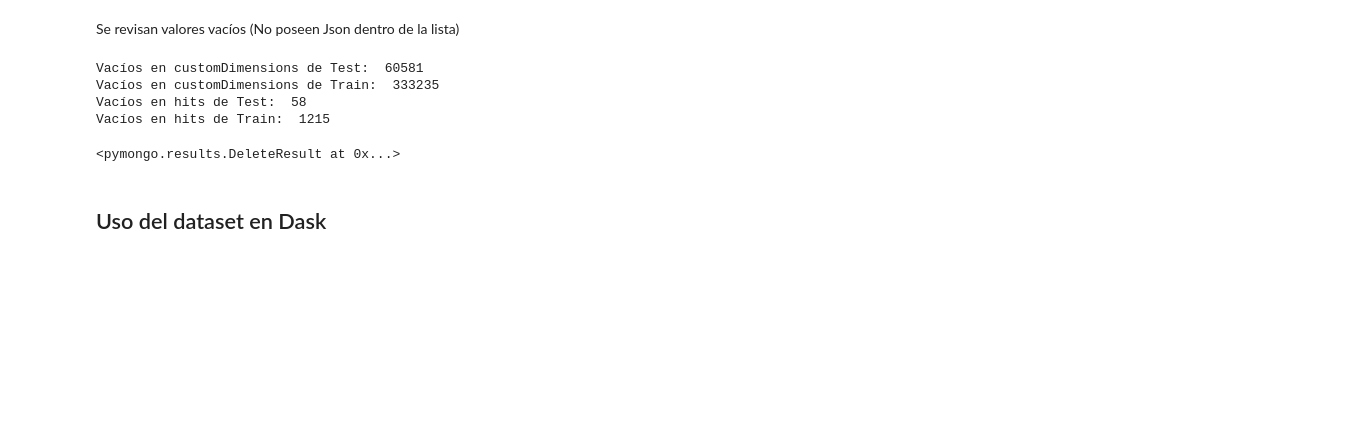
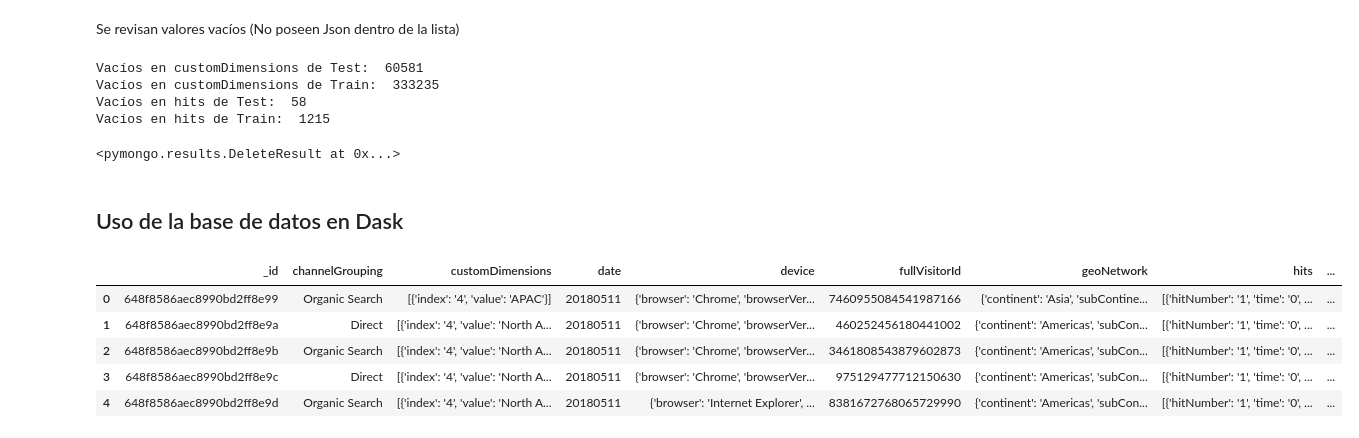
Before and after one commit to AndresF100/Projects_UNAL, a Jupyter notebook: Módulo 3/Proyecto Módulo 3.ipynb, the cells around one changed output. Saved outputs shown, nothing was run; the diff lists cells and outputs as text; code cells hidden in the pictures; blank space fills up the shorter version.

```diff
--- a/Módulo 3/Proyecto Módulo 3.ipynb
+++ b/Módulo 3/Proyecto Módulo 3.ipynb
@@ -251,4 +270,4 @@ collection_Train.delete_many(query)
 # %%
 client.close()
 # %% [markdown]
-## Uso del dataset en Dask
+## Uso de la base de datos en Dask
@@ -270 +304,10 @@ base_Train = read_mongo(
+# %%
+base_Test.head(5)
+# %% [output]
+|  | _id | channelGrouping | customDimensions | date | device | fullVisitorId | geoNetwork | hits | ... |
+| 0 | 648f8586aec8990bd2ff8e99 | Organic Search | [{'index': '4', 'value': 'APAC'}] | 20180511 | {'browser': 'Chrome', 'browserVer... | 7460955084541987166 | {'continent': 'Asia', 'subContine... | [{'hitNumber': '1', 'time': '0', ... | ... |
+| 1 | 648f8586aec8990bd2ff8e9a | Direct | [{'index': '4', 'value': 'North A... | 20180511 | {'browser': 'Chrome', 'browserVer... | 460252456180441002 | {'continent': 'Americas', 'subCon... | [{'hitNumber': '1', 'time': '0', ... | ... |
+| 2 | 648f8586aec8990bd2ff8e9b | Organic Search | [{'index': '4', 'value': 'North A... | 20180511 | {'browser': 'Chrome', 'browserVer... | 3461808543879602873 | {'continent': 'Americas', 'subCon... | [{'hitNumber': '1', 'time': '0', ... | ... |
+| 3 | 648f8586aec8990bd2ff8e9c | Direct | [{'index': '4', 'value': 'North A... | 20180511 | {'browser': 'Chrome', 'browserVer... | 975129477712150630 | {'continent': 'Americas', 'subCon... | [{'hitNumber': '1', 'time': '0', ... | ... |
+| 4 | 648f8586aec8990bd2ff8e9d | Organic Search | [{'index': '4', 'value': 'North A... | 20180511 | {'browser': 'Internet Explorer', ... | 8381672768065729990 | {'continent': 'Americas', 'subCon... | [{'hitNumber': '1', 'time': '0', ... | ... |
 # %%
```
Also changed, not shown: parts of 32 cells of this notebook.
